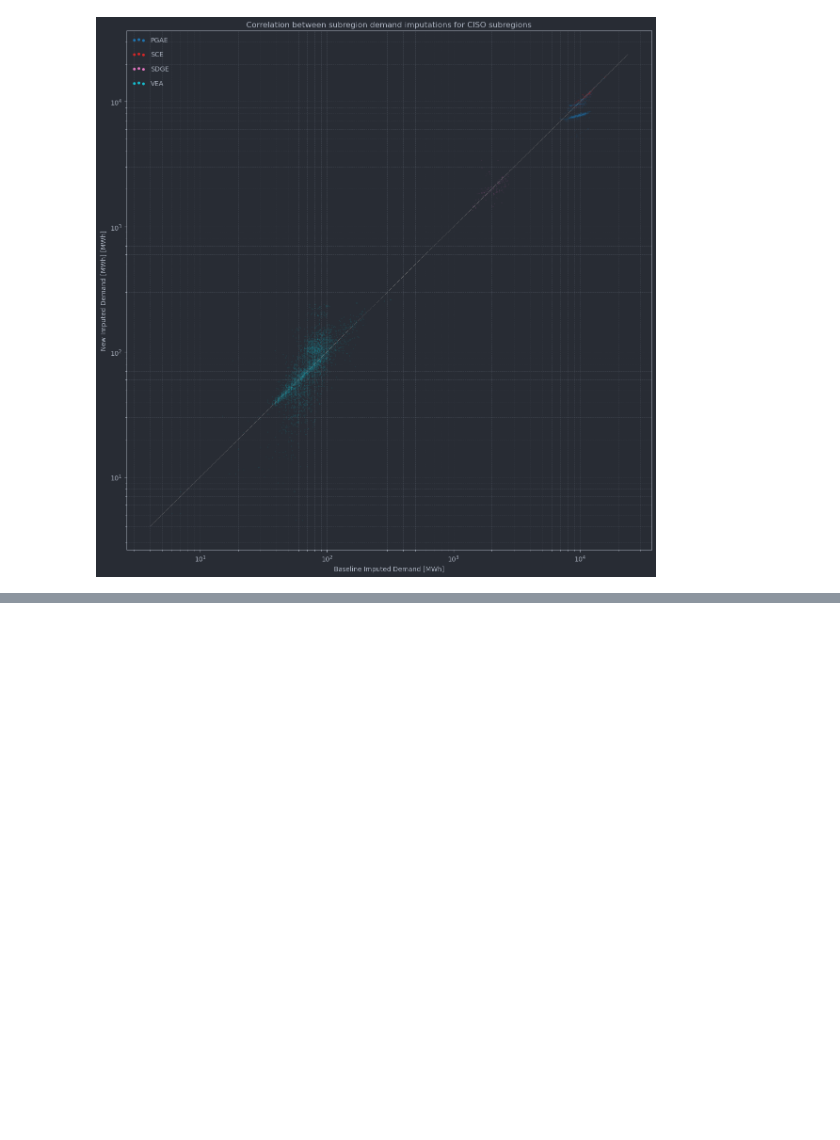
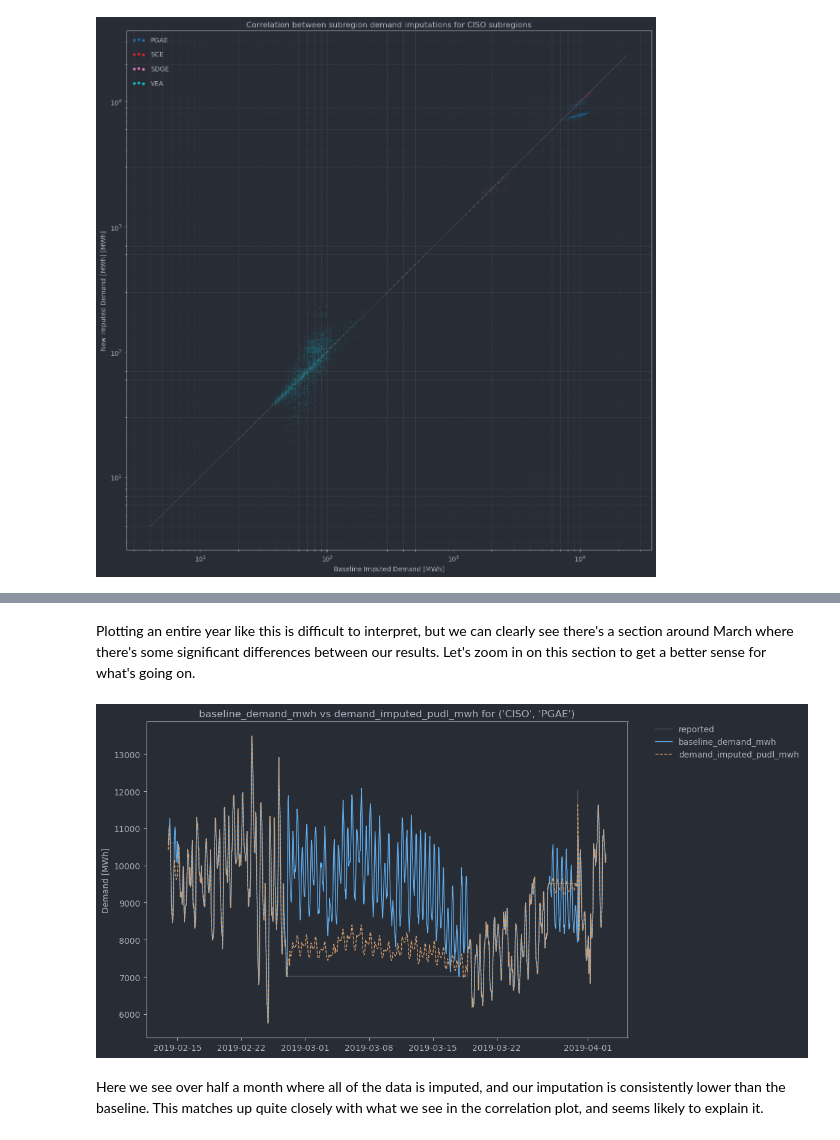
Before and after one commit to catalyst-cooperative/pudl-examples, a Jupyter notebook: 03-pudl-imputed-demand.ipynb, the cells around one changed output, grey strips where cells are left out. Saved outputs shown, nothing was run; the diff lists cells and outputs as text; code cells hidden in the pictures; blank space fills up the shorter version.

```diff
--- a/03-pudl-imputed-demand.ipynb
+++ b/03-pudl-imputed-demand.ipynb
@@ -329,0 +397,17 @@ plot_correlation(
+# %% [markdown]
+Plotting an entire year like this is difficult to interpret, but we can clearly see there's a section around March where there's some significant differences between our results. Let's zoom in on this section to get a better sense for what's going on.
+# %%
+plot_compare_imputation(
+    comparison_df,
+    idx_cols=subregion_idx_cols,
+    idx_vals=("CISO", "PGAE"),
+    start_date="2019-02-14",
+    end_date="2019-04-02",
+    timeseries_a="baseline_demand_mwh",
+    timeseries_b="demand_imputed_pudl_mwh",
+    reported_col="demand_reported_mwh",
+)
+# %% [output]
+[figure, added]
+# %% [markdown]
+Here we see over half a month where all of the data is imputed, and our imputation is consistently lower than the baseline. This matches up quite closely with what we see in the correlation plot, and seems likely to explain it.
```
Also changed, not shown: parts of 11 cells of this notebook.
